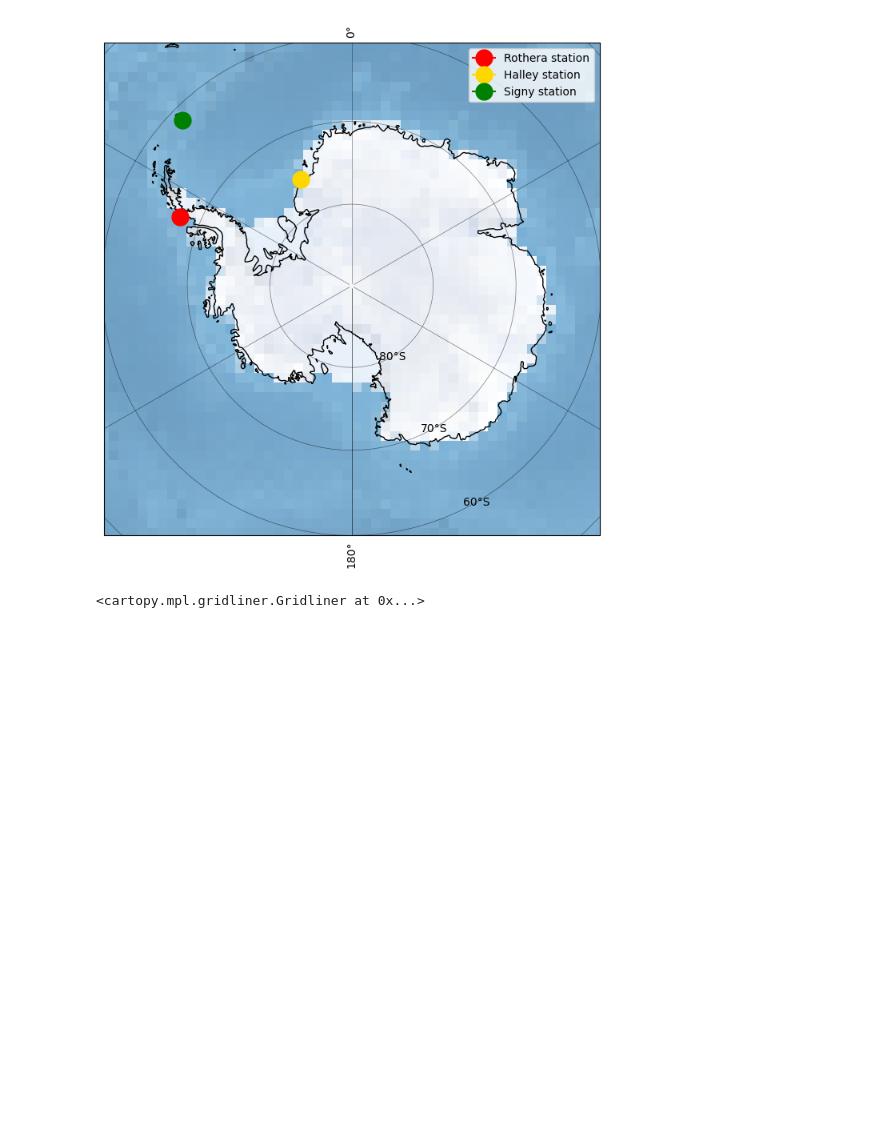
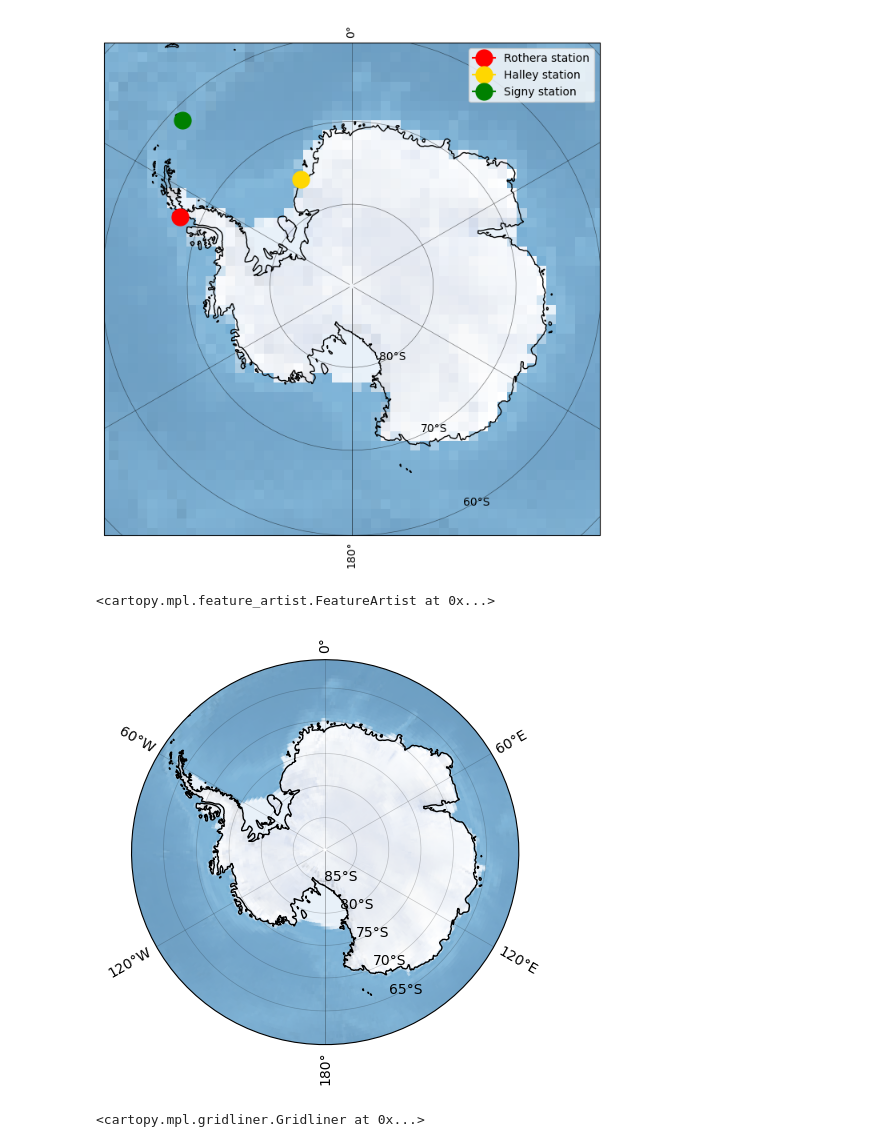
Before and after one commit to MaximilianLowe/Demo_cartopy_and_gridding_python, a Jupyter notebook: cartopy_and_gridding.ipynb, the cells around one changed output. Saved outputs shown, nothing was run; the diff lists cells and outputs as text; code cells hidden in the pictures; blank space fills up the shorter version.

```diff
--- a/cartopy_and_gridding.ipynb
+++ b/cartopy_and_gridding.ipynb
@@ -230,6 +231,25 @@ ax1.legend(loc="upper right")
 # %% [output]
 <matplotlib.legend.Legend at 0x...>
 [figure]
+# %%
+figure1 = plt.figure(figsize=(5, 5), facecolor="white")
+ax1 = plt.subplot(1, 1, 1, projection=ccrs.SouthPolarStereo())
+
+theta = np.linspace(0, 2 * np.pi, 100)
+center, radius = [0.5, 0.5], 0.5
+verts = np.vstack([np.sin(theta), np.cos(theta)]).T
+circle = mpath.Path(verts * radius + center)
+
+ax1.set_extent([-180, 180, -90, -60], ccrs.PlateCarree())
+
+ax1.set_boundary(circle, transform=ax1.transAxes)
+
+ax1.gridlines(linewidth=0.5, draw_labels=True, color="k", alpha=0.2, linestyle="-")
+ax1.stock_img()
+ax1.coastlines()
+# %% [output]
+<cartopy.mpl.feature_artist.FeatureArtist at 0x...>
+[figure, added]
 # %%
 figure1 = plt.figure(figsize=(8, 8))
 ax1 = figure1.add_subplot(1, 1, 1, projection=ccrs.PlateCarree())
```
Also changed, not shown: parts of 1 cell of this notebook.
